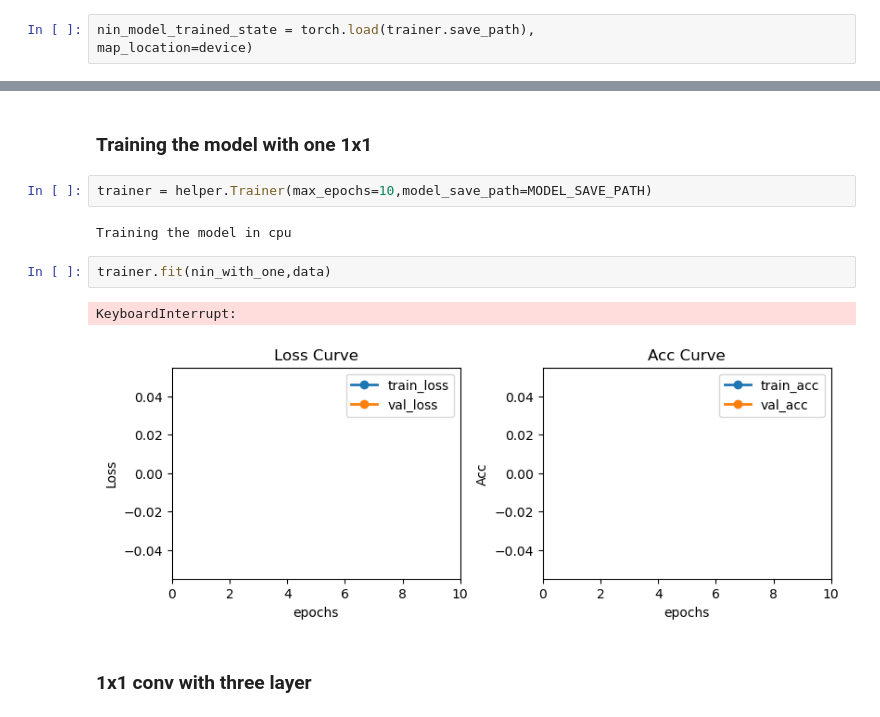
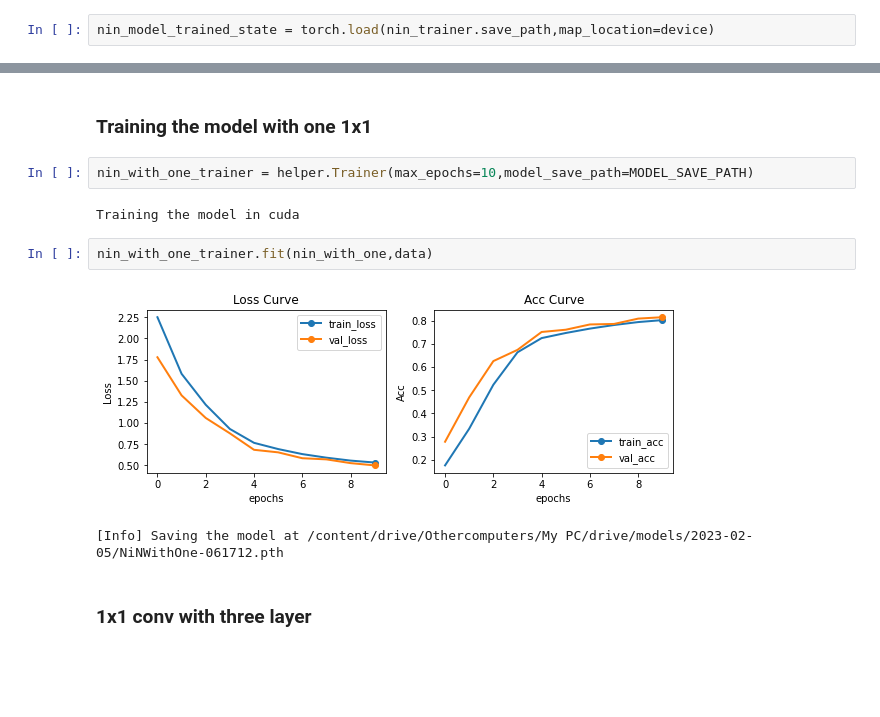
Before and after one commit to Lashi0812/PyTorch2, a Jupyter notebook: 04_CNN/NiN.ipynb, the cells around one changed output, grey strips where cells are left out. Drawn from its saved outputs; the diff is of its cells as text; blank space fills up the shorter version.

```diff
--- a/04_CNN/NiN.ipynb
+++ b/04_CNN/NiN.ipynb
@@ -428,8 +462,7 @@ to_remove
  'net.7.4.bias',
  'net.7.4.weight'}
 # %%
-nin_model_trained_state = torch.load(trainer.save_path),
-map_location=device)
+nin_model_trained_state = torch.load(nin_trainer.save_path,map_location=device)
 # %%
 nin_model_trained_state.keys()
 # %% [output]
@@ -468,14 +501,14 @@ net.7.2.bias -0.0007953137392178178
 # %% [markdown]
 ### Training the model with one 1x1
 # %%
-trainer = helper.Trainer(max_epochs=10,model_save_path=MODEL_SAVE_PATH)
+nin_with_one_trainer = helper.Trainer(max_epochs=10,model_save_path=MODEL_SAVE_PATH)
 # %% [output]
-Training the model in cpu
+Training the model in cuda
 # %%
-trainer.fit(nin_with_one,data)
+nin_with_one_trainer.fit(nin_with_one,data)
 # %% [output]
+[figure, new version]
-KeyboardInterrupt:
+[Info] Saving the model at /content/drive/Othercomputers/My PC/drive/models/2023-02-05/NiNWithOne-061712.pth
-[figure, old version]
 # %% [markdown]
 ### 1x1 conv with three layer
 # %%
```
Also changed, not shown: parts of 16 cells of this notebook.
